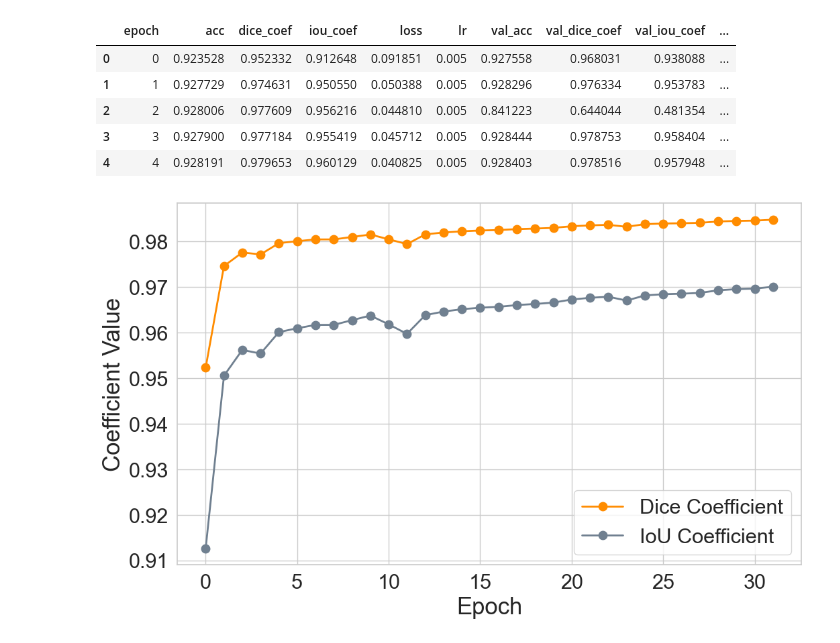
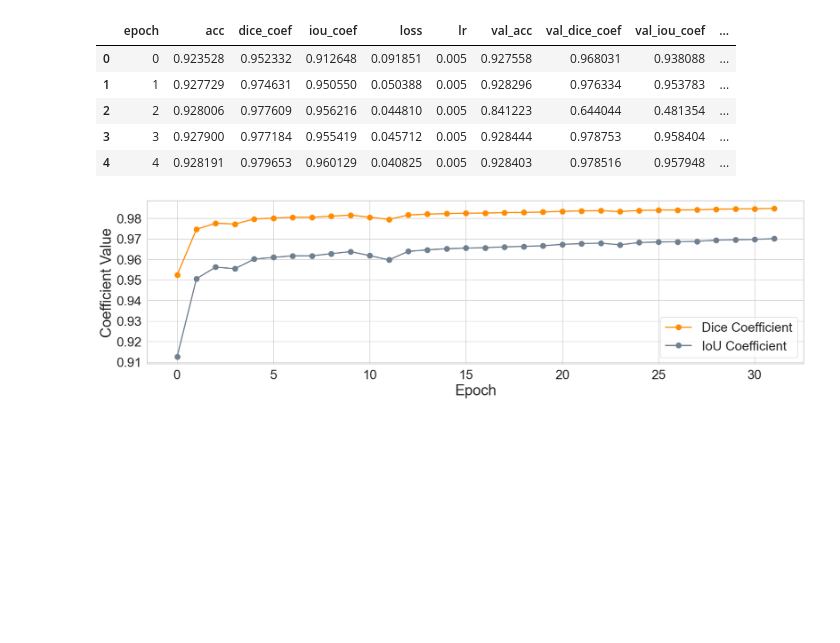
Before and after one commit to mominul-ssv/alz-cq-cnn, a Jupyter notebook: scirpts/model-segmentation-eda.ipynb, the cells around one changed output. Cells and saved outputs as stored; diff of their text form; code cells hidden in the pictures; blank space fills up the shorter version.

Commit message:
update plots

```diff
--- a/scirpts/model-segmentation-eda.ipynb
+++ b/scirpts/model-segmentation-eda.ipynb
@@ -18,32 +18,32 @@ df.head()
 # Set the seaborn style for better aesthetics
 sns.set(style="whitegrid")
 
 # Define pastel dark gray and pastel orange colors
 pastel_dark_gray = "#708090"  # Softened dark gray (Slate Gray)
 pastel_orange = "#ff8c00"     # Pastel dark orange (Dark Orange)
 
 # Create a figure for the plot
-plt.figure(figsize=(12, 7))
+plt.figure(figsize=(20, 5))
 
 # Plot Dice Coefficient and IoU Coefficient with pastel dark gray and orange colors and markers
 plt.plot(df['epoch'], df['dice_coef'], label='Dice Coefficient', color=pastel_orange, linewidth=2, marker='o', markersize=8, markerfacecolor=pastel_orange, markeredgewidth=2)
 plt.plot(df['epoch'], df['iou_coef'], label='IoU Coefficient', color=pastel_dark_gray, linewidth=2, marker='o', markersize=8, markerfacecolor=pastel_dark_gray, markeredgewidth=2)
 
 # Title and labels with increased font size
 plt.xlabel('Epoch', fontsize=25)  # Increased font size for x-axis
 plt.ylabel('Coefficient Value', fontsize=25)  # Increased font size for y-axis
 
 # Increase the font size of axis tick labels
 plt.xticks(fontsize=22)
 plt.yticks(fontsize=22)
 
 # Add a legend with increased font size
 plt.legend(fontsize=22)
 
 # Save the figure with tight bounding box
 plt.savefig('../plots/outputs/skullnet-train.pdf', bbox_inches='tight')
 
 # Show the plot
 plt.show()
 # %% [output]
-[figure, old version]
+[figure, new version]
```
Also changed, not shown: 3 other files.
